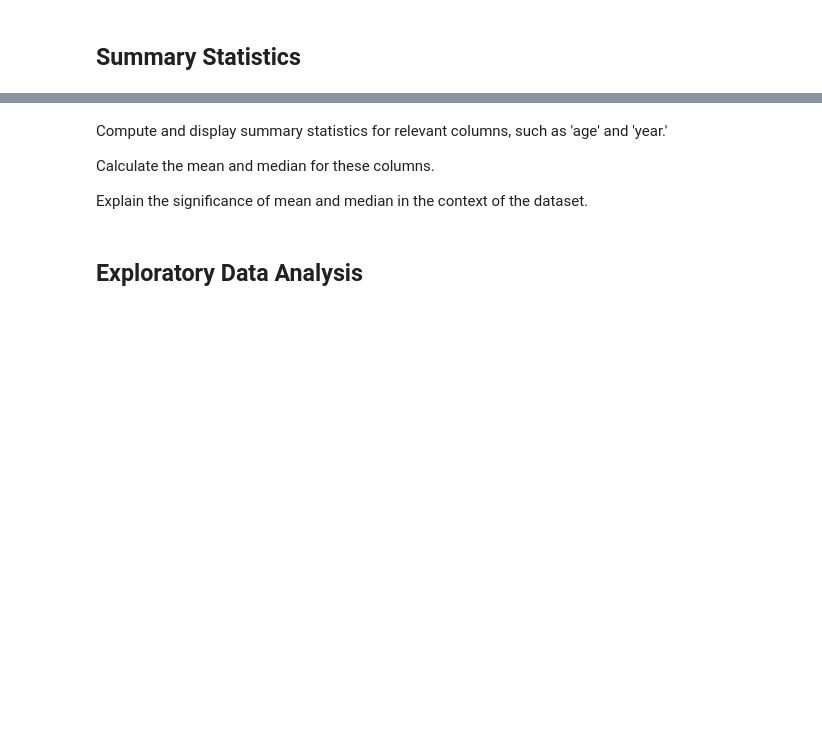
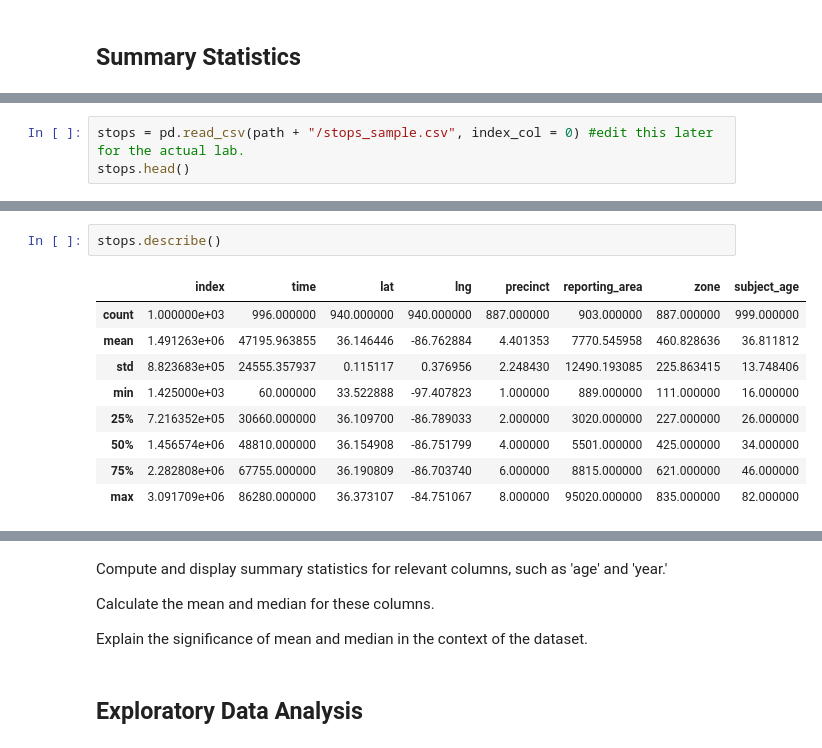
Before and after one commit to ds-modules/Legalst-123, a Jupyter notebook: labs/04_Probability Distributions, Bootstrap, and Confidence Intervals/04_Visualizatio_SummaryStatistics_Aggregations.ipynb, the cells around one changed output, grey strips where cells are left out. Drawn from its saved outputs; the diff is of its cells as text; blank space fills up the shorter version.

```diff
--- a/labs/04_Probability Distributions, Bootstrap, and Confidence Intervals/04_Visualizatio_SummaryStatistics_Aggregations.ipynb
+++ b/labs/04_Probability Distributions, Bootstrap, and Confidence Intervals/04_Visualizatio_SummaryStatistics_Aggregations.ipynb
@@ -60,0 +62,3 @@ stops.head()
+# %%
+stops = pd.read_csv(path + "/stops_sample.csv", index_col = 0) #edit this later for the actual lab.
+stops.head()
@@ -60,0 +97,12 @@ stops.head()
+# %%
+stops.describe()
+# %% [output]
+|  | index | time | lat | lng | precinct | reporting_area | zone | subject_age |
+| count | 1.000000e+03 | 996.000000 | 940.000000 | 940.000000 | 887.000000 | 903.000000 | 887.000000 | 999.000000 |
+| mean | 1.491263e+06 | 47195.963855 | 36.146446 | -86.762884 | 4.401353 | 7770.545958 | 460.828636 | 36.811812 |
+| std | 8.823683e+05 | 24555.357937 | 0.115117 | 0.376956 | 2.248430 | 12490.193085 | 225.863415 | 13.748406 |
+| min | 1.425000e+03 | 60.000000 | 33.522888 | -97.407823 | 1.000000 | 889.000000 | 111.000000 | 16.000000 |
+| 25% | 7.216352e+05 | 30660.000000 | 36.109700 | -86.789033 | 2.000000 | 3020.000000 | 227.000000 | 26.000000 |
+| 50% | 1.456574e+06 | 48810.000000 | 36.154908 | -86.751799 | 4.000000 | 5501.000000 | 425.000000 | 34.000000 |
+| 75% | 2.282808e+06 | 67755.000000 | 36.190809 | -86.703740 | 6.000000 | 8815.000000 | 621.000000 | 46.000000 |
+| max | 3.091709e+06 | 86280.000000 | 36.373107 | -84.751067 | 8.000000 | 95020.000000 | 835.000000 | 82.000000 |
```
Also changed, not shown: parts of 8 cells of this notebook, 2 other files.
